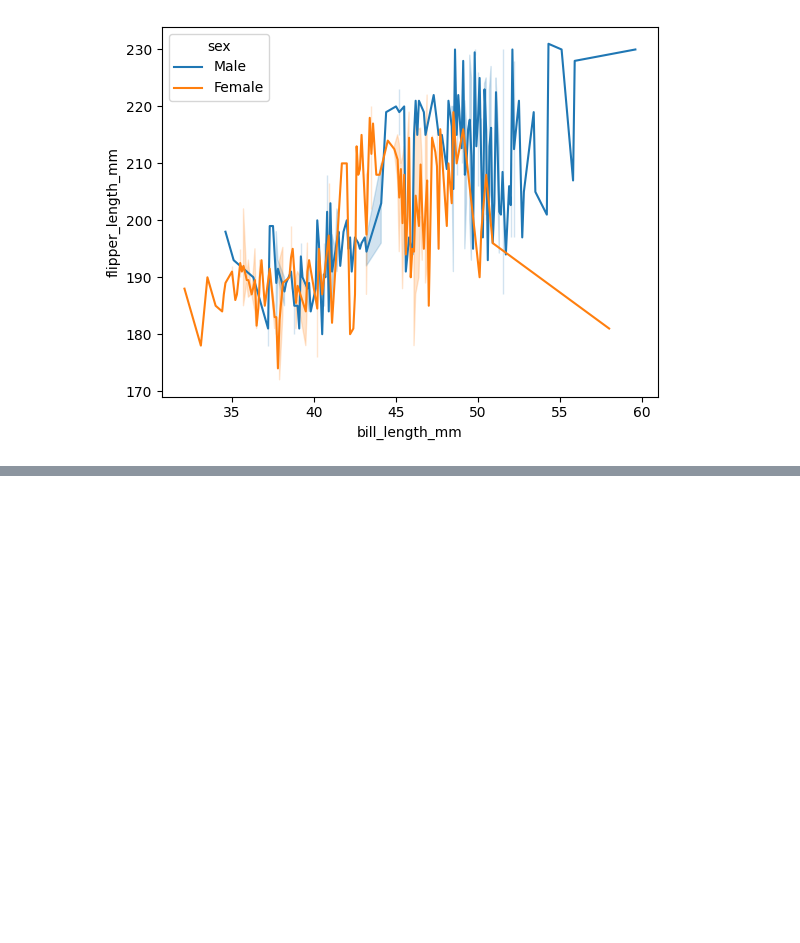
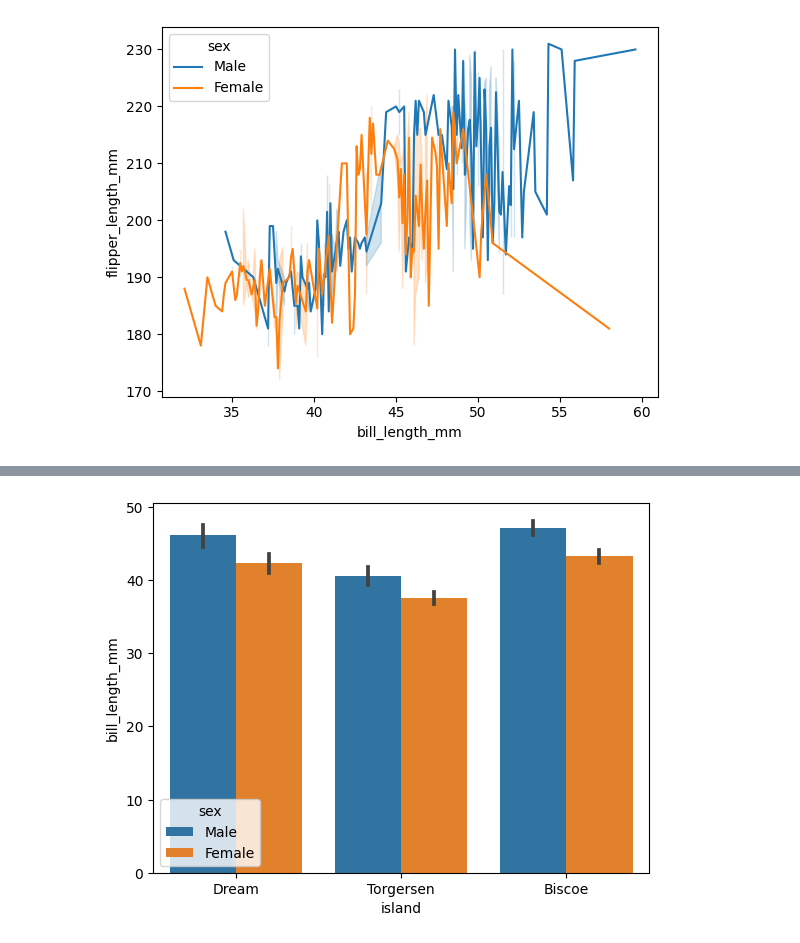
Before and after one commit to faarhaanfaarooq/Data-Analysis-Journey, a Jupyter notebook: seaborn.ipynb, the cells around one changed output, grey strips where cells are left out. Cells and saved outputs as stored; diff of their text form; code cells hidden in the pictures; blank space fills up the shorter version.

```diff
--- a/seaborn.ipynb
+++ b/seaborn.ipynb
@@ -68,0 +98,6 @@ plt.show()
+# %%
+islandOrder = ["Dream", "Torgersen", "Biscoe"]
+sns.barplot(x = "island", y = "bill_length_mm", data = dfOne, hue = "sex", order = islandOrder)
+plt.show()
+# %% [output]
+[figure, added]
```
Also changed, not shown: parts of 8 cells of this notebook.
